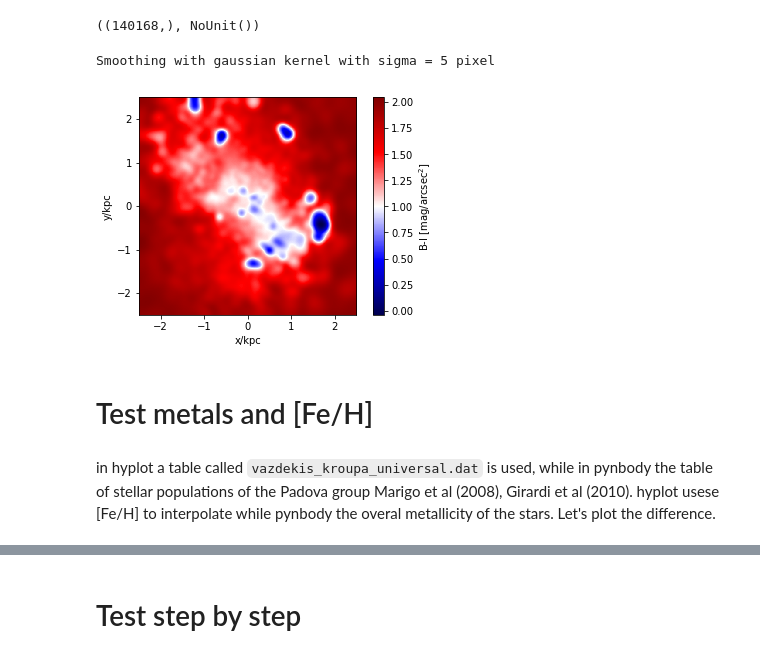
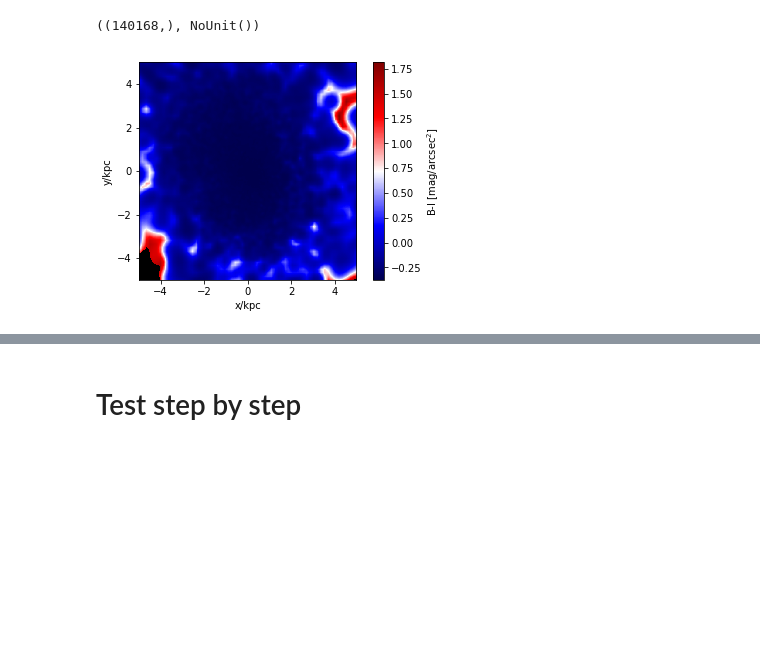
Before and after one commit to elehcim/simulation, a Jupyter notebook: notebooks/Color B-I.ipynb, the cells around one changed output, grey strips where cells are left out. Saved outputs shown, nothing was run; the diff lists cells and outputs as text; code cells hidden in the pictures; blank space fills up the shorter version.

Commit message:
New location of color_plot function

```diff
--- a/notebooks/Color B-I.ipynb
+++ b/notebooks/Color B-I.ipynb
@@ -105,11 +22,6 @@ def color_plot(snap, bands=('b','i'), width=10, resolution=500, mag_filter=29, s
 # %%
 s.properties['boxsize'] = pynbody.units.Unit("1 Gpc")
 # %%
-color_plot(s, width=5, bands=('b', 'i'), mag_filter=29, gaussian_sigma=0.05);
+color_plot(s, width=10, bands=('b', 'i'));
 # %% [output]
-Smoothing with gaussian kernel with sigma = 5 pixel
-[figure, old version]
+[figure, new version]
-# %% [markdown]
-# Test metals and [Fe/H]
-# %% [markdown]
-in hyplot a table called `vazdekis_kroupa_universal.dat` is used, while in pynbody the table of stellar populations of the Padova group Marigo et al (2008), Girardi et al (2010). hyplot usese [Fe/H] to interpolate while pynbody the overal metallicity of the stars. Let's plot the difference.
```
Also changed, not shown: parts of 19 cells of this notebook.
